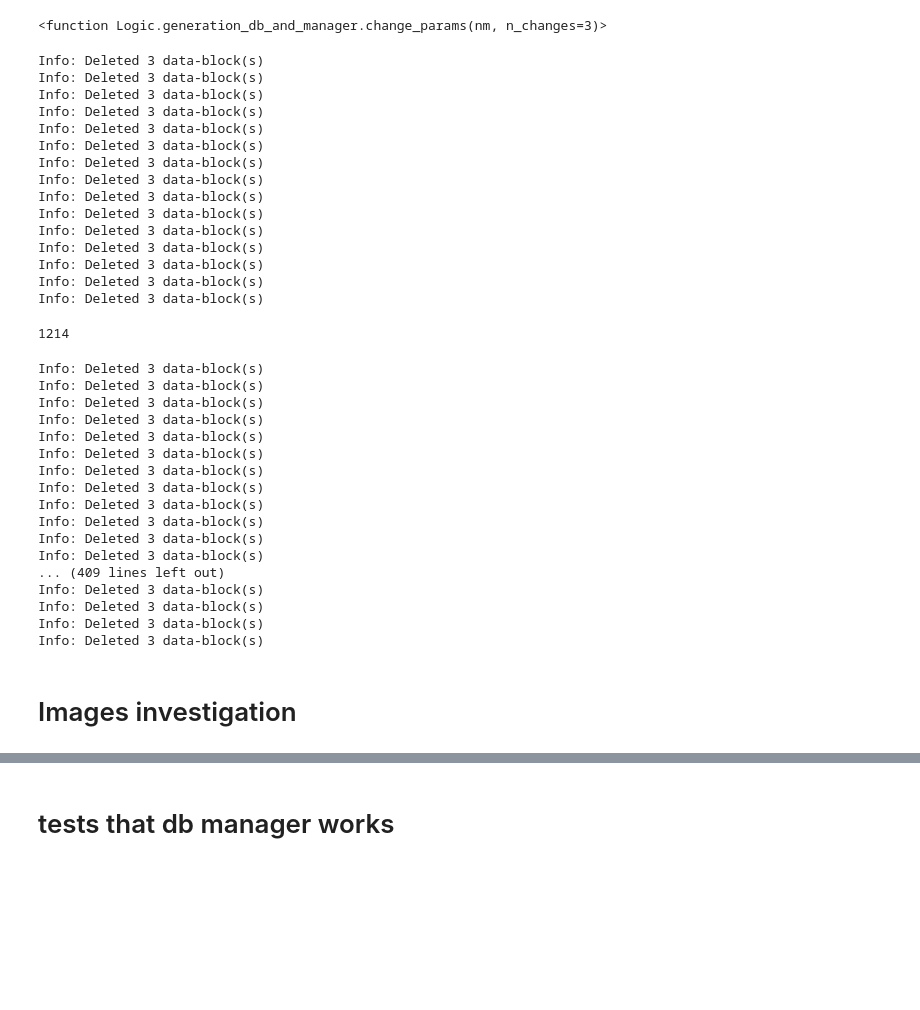
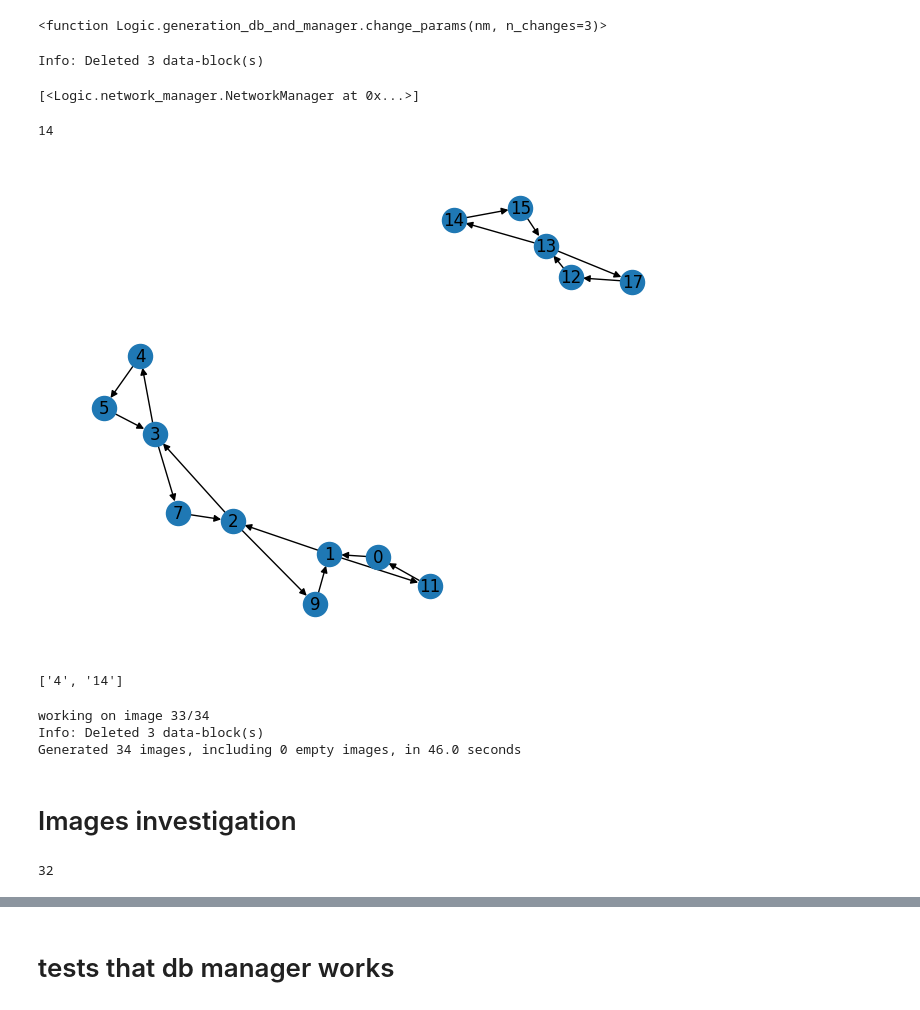
Before and after one commit to orenmatar/blender_shader, a Jupyter notebook: notebooks/textures_generator.ipynb, the cells around one changed output, grey strips where cells are left out. Saved outputs shown, nothing was run; the diff lists cells and outputs as text; code cells hidden in the pictures; blank space fills up the shorter version.

```diff
--- a/notebooks/textures_generator.ipynb
+++ b/notebooks/textures_generator.ipynb
@@ -41,24 +31,0 @@ n_clusters = 15
-# %%
-for i in range(n_clusters):
-    kwargs = {'max_layers': max_layers, 'n_additions': n_additions}
-    generation_label = base_func_type_label[make_initial_func]
-    cluster_base = make_cluster_base(make_initial_func, kwargs)
-    new_cluster_id = db_manager.add_cluster(cluster_base, labels_set=frozenset({generation_label}))
-    empty_network_variation = to_nothing_variation(cluster_base)
-    new_nodes = db_manager.add_sequence(new_cluster_id, empty_network_variation, node_labels=frozenset({ON_PATH_TO_EMPTY}))
-# %% [output]
-Info: Deleted 3 data-block(s)
-Info: Deleted 3 data-block(s)
-Info: Deleted 3 data-block(s)
-Info: Deleted 3 data-block(s)
-Info: Deleted 3 data-block(s)
-Info: Deleted 3 data-block(s)
-Info: Deleted 3 data-block(s)
-Info: Deleted 3 data-block(s)
-Info: Deleted 3 data-block(s)
-Info: Deleted 3 data-block(s)
-Info: Deleted 3 data-block(s)
-Info: Deleted 3 data-block(s)
-Info: Deleted 3 data-block(s)
-Info: Deleted 3 data-block(s)
-Info: Deleted 3 data-block(s)
@@ -65,3 +34,14 @@ Info: Deleted 3 data-block(s)
+# %%
+mega_nodes
+regular_meta_nodes
+completely_random_generation
+
+n_clusters = 1
+kwargs = {'max_layers': 2, 'n_additions': 2}
+make_clusters(db_manager, n_clusters, completely_random_generation, kwargs)
+# %% [output]
+Info: Deleted 3 data-block(s)
+[<Logic.network_manager.NetworkManager at 0x...>]
 # %%
 variation_types = [change_seed]
 variation_types = [change_seed, change_numeric, change_params]
@@ -92,26 +72,19 @@ for i in range(n_variations):
 # %%
 len(db_manager.network)
 # %% [output]
-1214
+14
 # %%
-# db_manager.draw_network()
+db_manager.draw_network()
+# %% [output]
+[figure, added]
+# %%
+db_manager.get_nodes_with_label(IS_EMPTY_NETWORK)
+# %% [output]
+['4', '14']
 # %%
+# don't override!!!!!!!!!!!!!!
 db_manager.generate_images(images_path, override_images=True)
 # %% [output]
+working on image 33/34
 Info: Deleted 3 data-block(s)
-Info: Deleted 3 data-block(s)
-Info: Deleted 3 data-block(s)
-Info: Deleted 3 data-block(s)
-Info: Deleted 3 data-block(s)
-Info: Deleted 3 data-block(s)
-Info: Deleted 3 data-block(s)
-Info: Deleted 3 data-block(s)
-Info: Deleted 3 data-block(s)
-Info: Deleted 3 data-block(s)
-Info: Deleted 3 data-block(s)
-Info: Deleted 3 data-block(s)
-... (409 lines left out)
-Info: Deleted 3 data-block(s)
-Info: Deleted 3 data-block(s)
-Info: Deleted 3 data-block(s)
-Info: Deleted 3 data-block(s)
+Generated 34 images, including 0 empty images, in 46.0 seconds
@@ -118,6 +93,10 @@ Info: Deleted 3 data-block(s)
 # %% [markdown]
 # Images investigation
 # %%
-relevant_nodes = db_manager.get_nodes_with_label(IS_CLUSTER_BASE)
+relevant_nodes = db_manager.get_nodes_without_label(IS_CLUSTER_BASE)
+# relevant_nodes = db_manager.get_nodes_with_label(IS_CLUSTER_BASE)
+len(relevant_nodes)
+# %% [output]
+32
 # %%
 nodes_to_show = np.random.choice(relevant_nodes, min(16, len(relevant_nodes)), replace=False)
```
Also changed, not shown: parts of 15 cells of this notebook, 9 other files.
